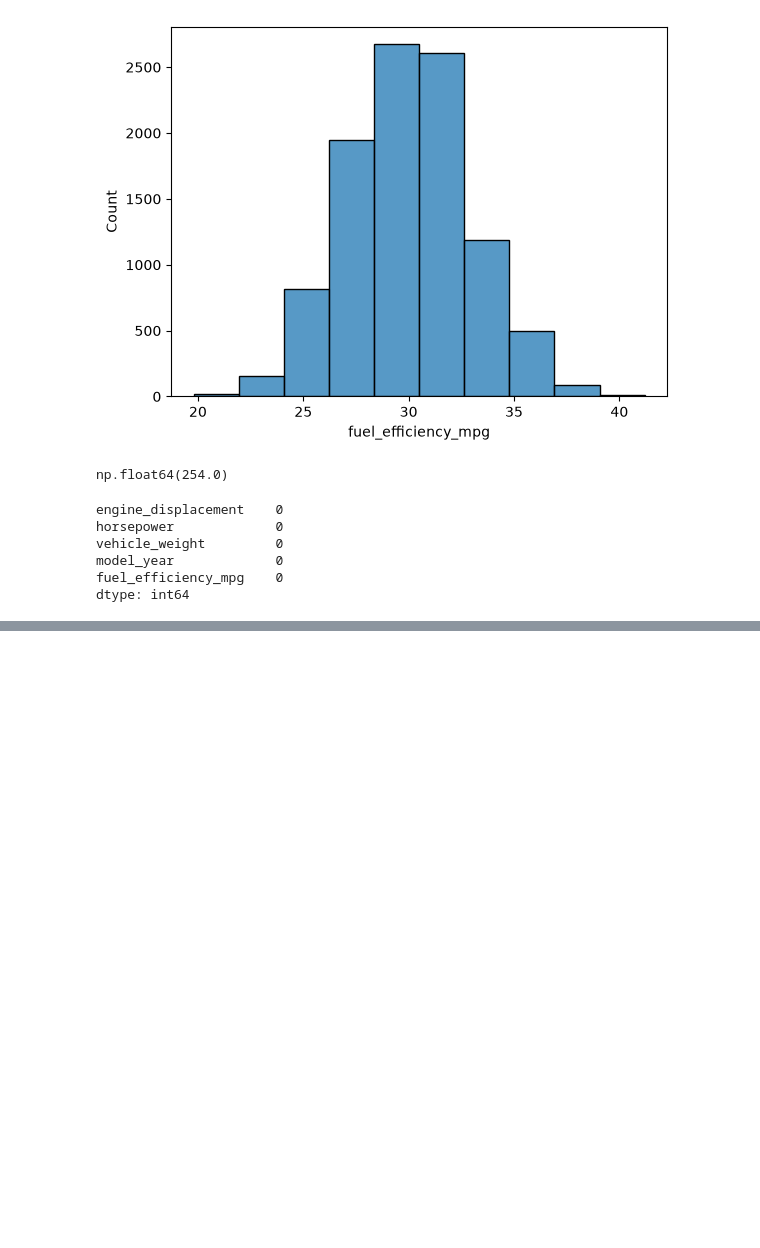
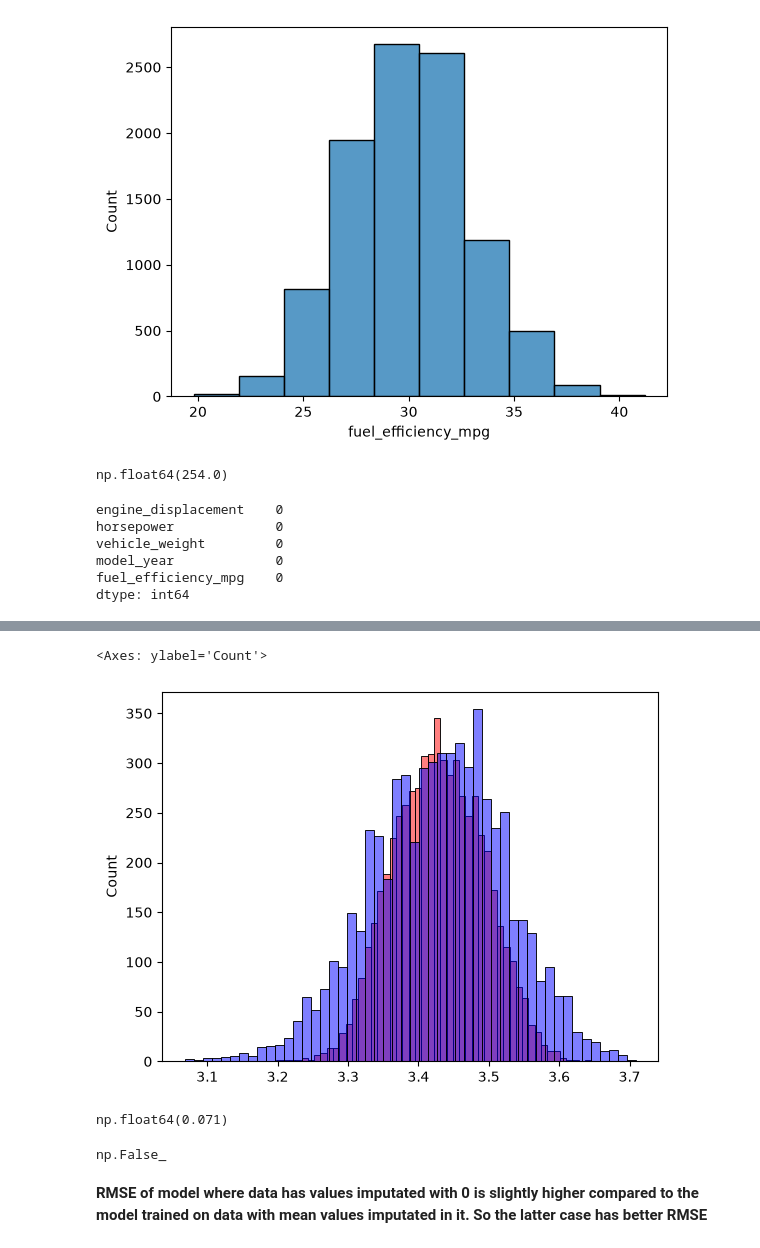
Before and after one commit to ChetanThosar/ML_Zoomcamp_HW2, a Jupyter notebook: HW2.ipynb, the cells around one changed output, grey strips where cells are left out. Drawn from its saved outputs; the diff is of its cells as text; code cells hidden in the pictures; blank space fills up the shorter version.

```diff
--- a/HW2.ipynb
+++ b/HW2.ipynb
@@ -145,0 +165,4 @@ array([-1.51505520e-03, -4.74024794e-06, -3.95418397e-03,  1.02146785e-01])
+# %%
+#2) Filling the missing values with mean
+df_mean=df.copy()
+df_mean['horsepower']=df_mean['horsepower'].fillna(df['horsepower'].mean())
@@ -145,0 +178,13 @@ array([-1.51505520e-03, -4.74024794e-06, -3.95418397e-03,  1.02146785e-01])
+# %%
+n = len(df_mean)
+n_val = int(n * 0.2)
+n_test = int(n * 0.2)
+n_train = n - n_val - n_test
+
+np.random.seed(42)
+idx = np.arange(n)
+np.random.shuffle(idx)
+
+df_train = df_mean.iloc[idx[:n_train]]
+df_val = df_mean.iloc[idx[n_train:n_train + n_val]]
+df_test = df_mean.iloc[idx[n_train + n_val:]]
@@ -145,0 +194,7 @@ array([-1.51505520e-03, -4.74024794e-06, -3.95418397e-03,  1.02146785e-01])
+# %%
+X_train=df_train.copy()
+Y_train=np.log1p(df_train['fuel_efficiency_mpg'].values)
+del X_train['fuel_efficiency_mpg']
+# %%
+w0, w = train_linear_regression(X_train, Y_train)
+y_pred = w0 + X_train.dot(w)
@@ -145,0 +209,17 @@ array([-1.51505520e-03, -4.74024794e-06, -3.95418397e-03,  1.02146785e-01])
+# %%
+sns.histplot(y_pred, color='red', alpha=0.5, bins=50)
+sns.histplot(Y_train, color='blue', alpha=0.5, bins=50)
+# %% [output]
+<Axes: ylabel='Count'>
+[figure, added]
+# %%
+rmse_mean=round(rmse(Y_train, y_pred),3)
+rmse_mean
+# %% [output]
+np.float64(0.071)
+# %%
+rmse_0>rmse_mean
+# %% [output]
+np.False_
+# %% [markdown]
+**RMSE of model where data has values imputated with 0 is slightly higher compared to the model trained on data with mean values imputated in it. So the latter case has better RMSE**
```
Also changed, not shown: parts of 23 cells of this notebook.
